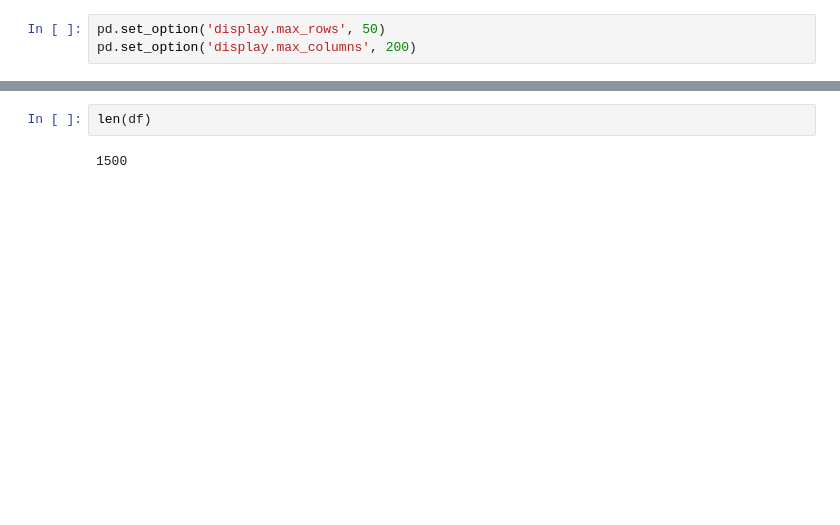
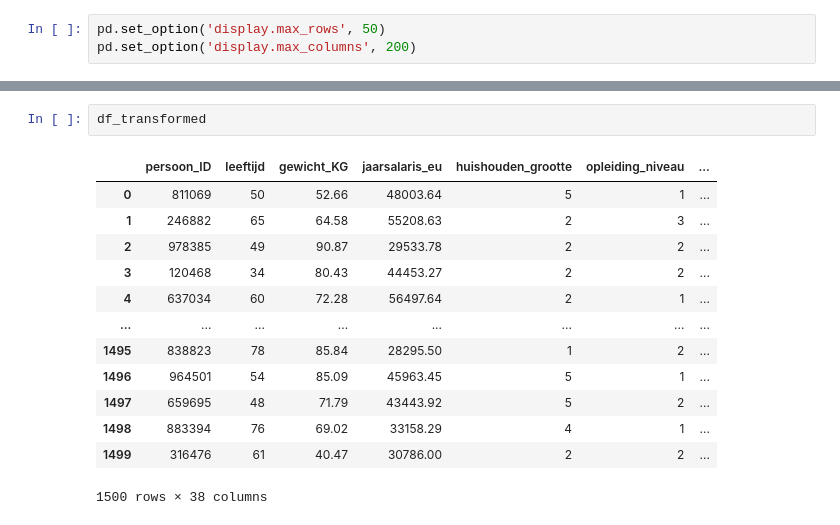
Before and after one commit to svenkr-6/Wiskunde_II_Portfolio, a Jupyter notebook: Sven.ipynb, the cells around one changed output, grey strips where cells are left out. Cells and saved outputs as stored; diff of their text form; blank space fills up the shorter version.

```diff
--- a/Sven.ipynb
+++ b/Sven.ipynb
@@ -73,4 +13,16 @@ corr.where(corr.abs() >= 0.6)
-# %%
-len(df)
-# %% [output]
-1500
+# %%
+df_transformed
+# %% [output]
+|  | persoon_ID | leeftijd | gewicht_KG | jaarsalaris_eu | huishouden_grootte | opleiding_niveau | ... |
+| 0 | 811069 | 50 | 52.66 | 48003.64 | 5 | 1 | ... |
+| 1 | 246882 | 65 | 64.58 | 55208.63 | 2 | 3 | ... |
+| 2 | 978385 | 49 | 90.87 | 29533.78 | 2 | 2 | ... |
+| 3 | 120468 | 34 | 80.43 | 44453.27 | 2 | 2 | ... |
+| 4 | 637034 | 60 | 72.28 | 56497.64 | 2 | 1 | ... |
+| ... | ... | ... | ... | ... | ... | ... | ... |
+| 1495 | 838823 | 78 | 85.84 | 28295.50 | 1 | 2 | ... |
+| 1496 | 964501 | 54 | 85.09 | 45963.45 | 5 | 1 | ... |
+| 1497 | 659695 | 48 | 71.79 | 43443.92 | 5 | 2 | ... |
+| 1498 | 883394 | 76 | 69.02 | 33158.29 | 4 | 1 | ... |
+| 1499 | 316476 | 61 | 40.47 | 30786.00 | 2 | 2 | ... |
+1500 rows × 38 columns
```
Also changed, not shown: parts of 14 cells of this notebook.
